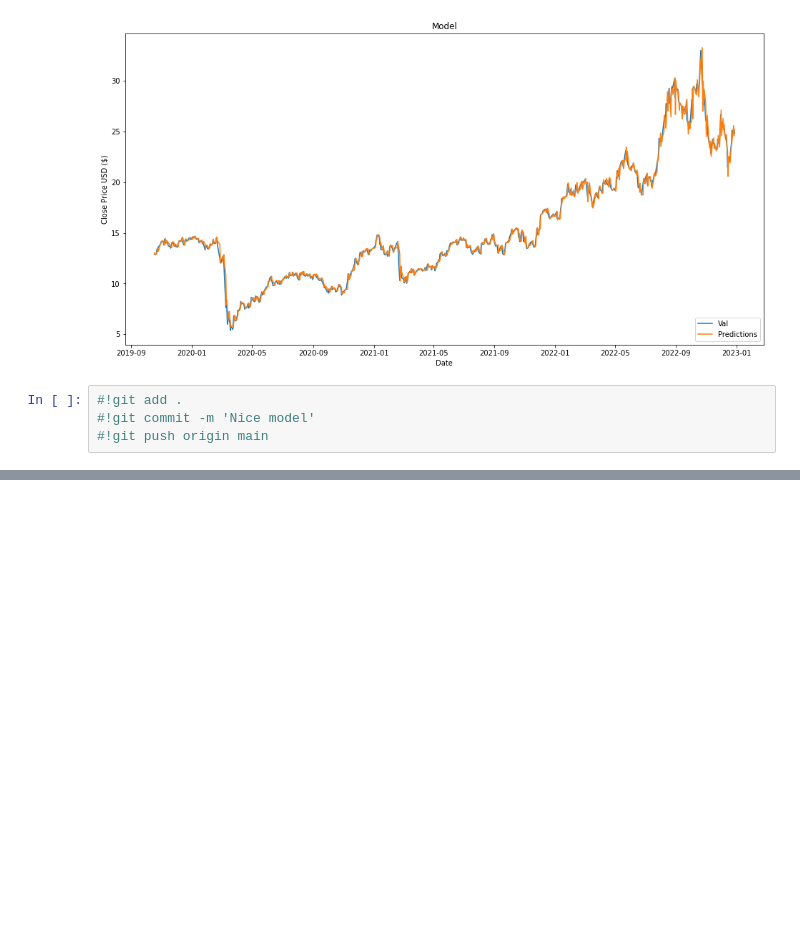
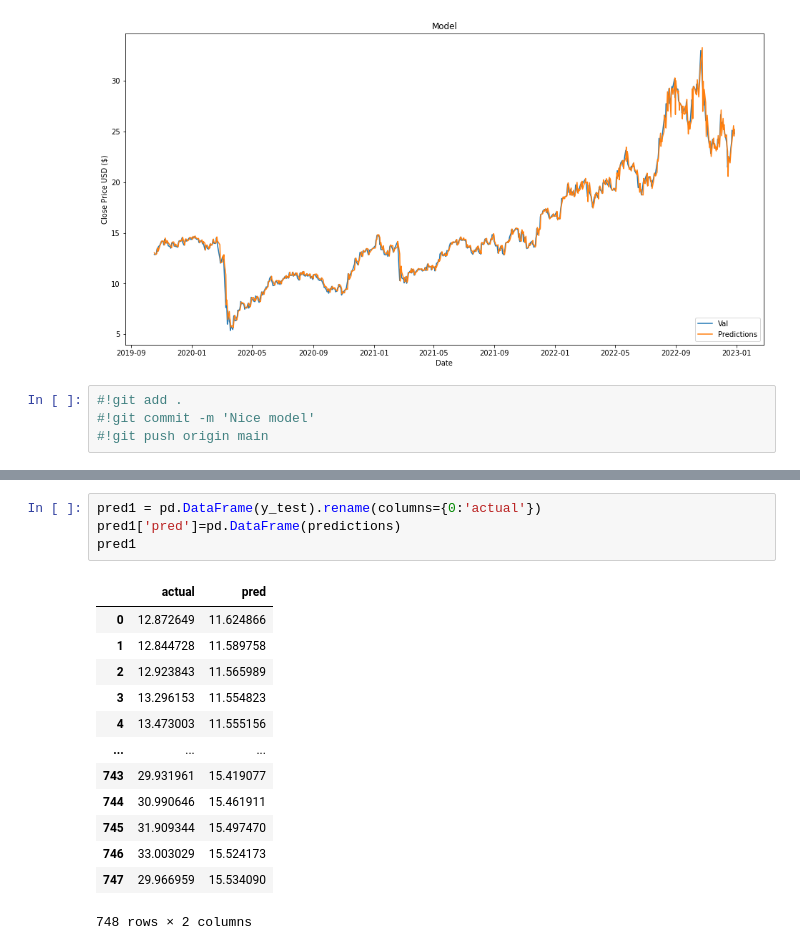
Before and after one commit to LucasGama1207/petr4_prediction, a Jupyter notebook: Petro.ipynb, the cells around one changed output, grey strips where cells are left out. Saved outputs shown, nothing was run; the diff lists cells and outputs as text; blank space fills up the shorter version.

```diff
--- a/Petro.ipynb
+++ b/Petro.ipynb
@@ -1003,0 +1136,18 @@ preg = (248+249+247+248+248+245+246+249+246+248+248)
+# %%
+pred1 = pd.DataFrame(y_test).rename(columns={0:'actual'})
+pred1['pred']=pd.DataFrame(predictions)
+pred1
+# %% [output]
+|  | actual | pred |
+| 0 | 12.872649 | 11.624866 |
+| 1 | 12.844728 | 11.589758 |
+| 2 | 12.923843 | 11.565989 |
+| 3 | 13.296153 | 11.554823 |
+| 4 | 13.473003 | 11.555156 |
+| ... | ... | ... |
+| 743 | 29.931961 | 15.419077 |
+| 744 | 30.990646 | 15.461911 |
+| 745 | 31.909344 | 15.497470 |
+| 746 | 33.003029 | 15.524173 |
+| 747 | 29.966959 | 15.534090 |
+748 rows × 2 columns
```
Also changed, not shown: parts of 88 cells of this notebook.
